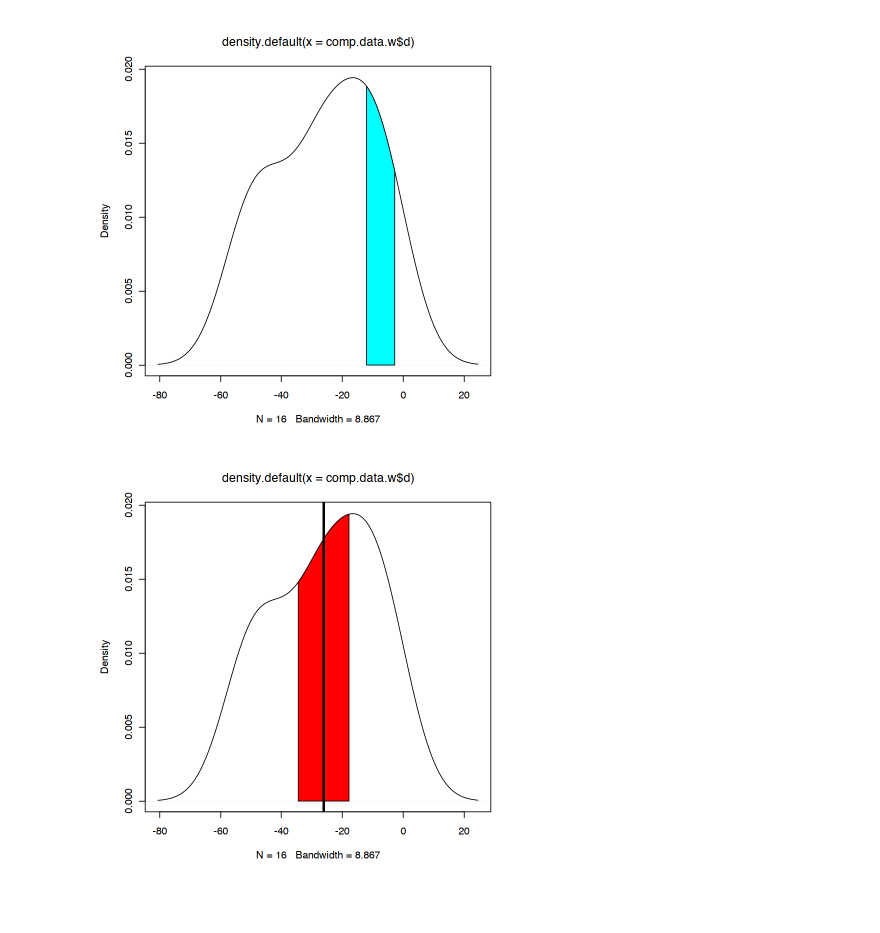
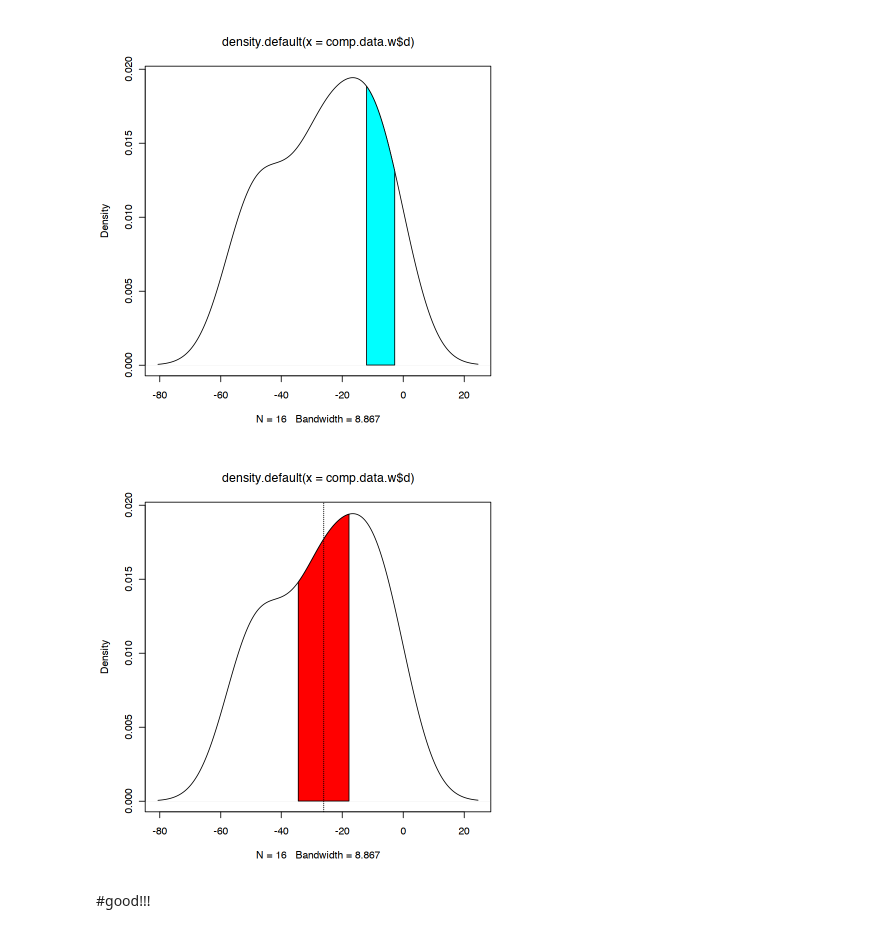
Before and after one commit to norberello/selected-datasets, a Jupyter notebook: uses/selfcompasion.ipynb, the cells around one changed output. Saved outputs shown, nothing was run; the diff lists cells and outputs as text; code cells hidden in the pictures; blank space fills up the shorter version.

```diff
--- a/uses/selfcompasion.ipynb
+++ b/uses/selfcompasion.ipynb
@@ -156,10 +260,12 @@ with(dens, polygon(x=c(x[c(x1,x1:x2,x2)]), y= c(0, y[x1:x2], 0), col="cyan"))
 # %%
 #o yes!!!
 dens <- density(comp.data.w$d)
 plot(dens)
 x1 <- min(which(dens$x >= mean.d-(1.96*se.d)))
 x2 <- max(which(dens$x <  mean.d+(1.96*se.d)))
 with(dens, polygon(x=c(x[c(x1,x1:x2,x2)]), y= c(0, y[x1:x2], 0), col="red"))
-abline(v=mean.d,lwd=3)
+abline(v=mean.d,lwd=1,lty=3)
 # %% [output]
-[figure, old version]
+[figure, new version]
+# %% [markdown]
+#good!!!
```
Also changed, not shown: parts of 12 cells of this notebook.
